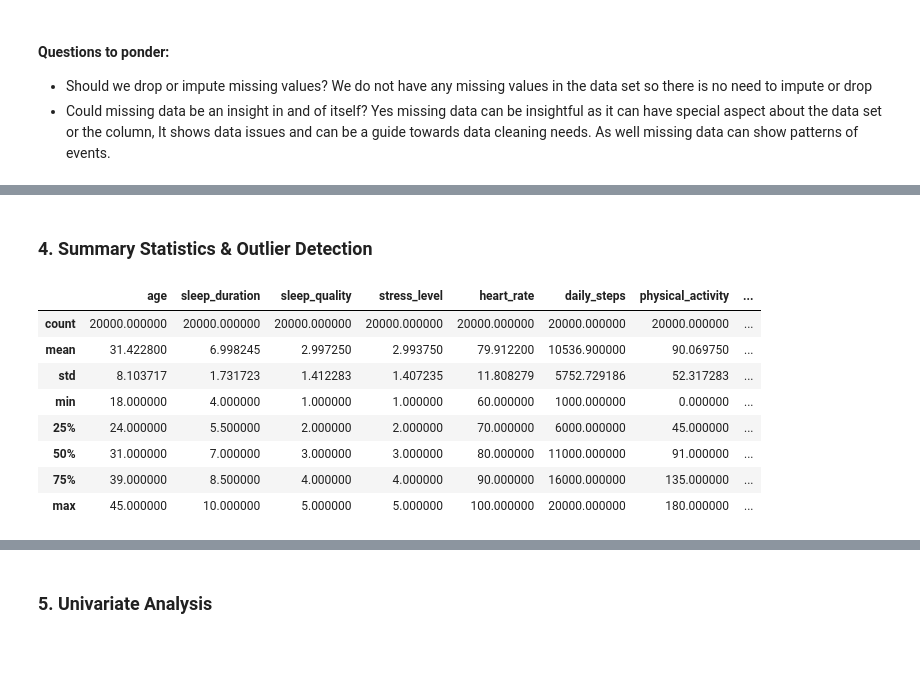
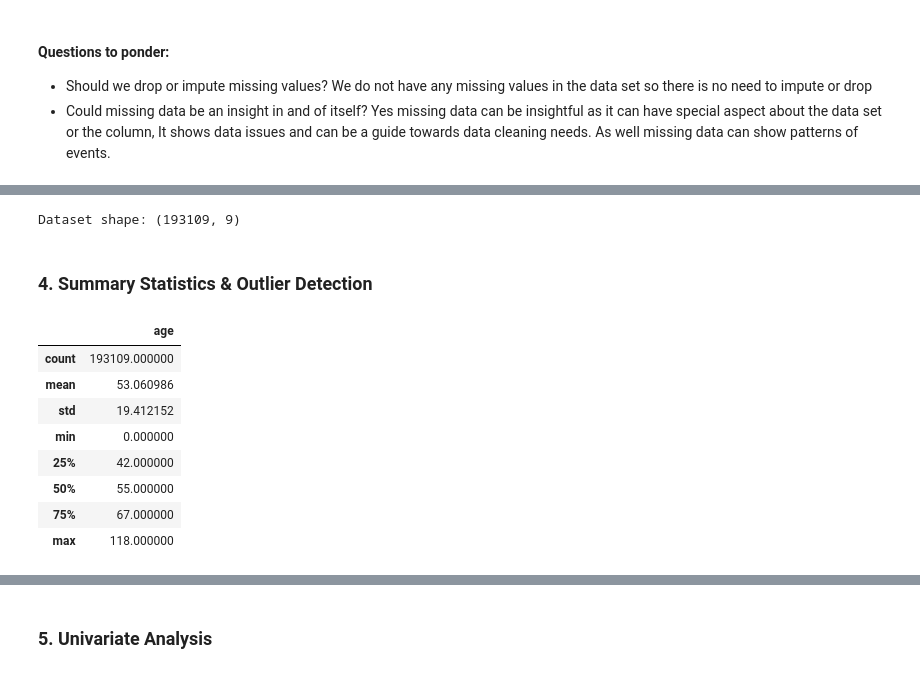
Before and after one commit to pratyush-kundu-99/data_alchemy_assignments, a Jupyter notebook: Assignment_week3.ipynb, the cells around one changed output, grey strips where cells are left out. Drawn from its saved outputs; the diff is of its cells as text; code cells hidden in the pictures.

```diff
--- a/Assignment_week3.ipynb
+++ b/Assignment_week3.ipynb
@@ -55,0 +154,18 @@ There are no missing values in the dataset.
+# %%
+# Function to map Yes/No
+def map_yes_no(value):
+    if value == 1:
+        return "Yes"
+    elif value == 2:
+        return "No"
+    else:
+        return "Unknown"  # Applying for the other values
+
+# List of my columns that need the change
+columns_to_map = ['pneumonia', 'diabetes', 'copd', 'asthma',
+                  'hypertension','cardiovascular']
+
+# Application of the function to change the entries in the variables from1,2 to Yes/No
+for column in columns_to_map:
+    if column in covid_data.columns:
+        covid_data[column] = covid_data[column].apply(map_yes_no)
@@ -153,0 +276,10 @@ Yes missing data can be insightful as it can have special aspect about the data
+# %%
+columns_to_check = ['copd', 'diabetes', 'hypertension', 'pneumonia', 'asthma', 'cardiovascular', 'status']
+total_entries = covid_data.shape[0]
+
+# Calculate counts and ratios for 'Unknown' values in the specified columns
+for column in columns_to_check:
+    count_unknown = (covid_data[column] == 'Unknown').sum()
+    ratio_unknown = count_unknown / total_entries
+    print(f"Count of Unknown in {column}: {count_unknown}")
+    print(f"Ratio of Unknown in {column}: {ratio_unknown:.4f}")
@@ -153,0 +301,3 @@ Yes missing data can be insightful as it can have special aspect about the data
+# %%
+# Removing the unknown values
+covid_data = covid_data[~covid_data[columns_to_check].isin(['Unknown']).any(axis=1)]
@@ -153,0 +343,3 @@ Yes missing data can be insightful as it can have special aspect about the data
+# %%
+# Removing the 97,98,99 that signify the missing values and unkwonn values.
+covid_data = covid_data[~covid_data['age'].isin([97, 98, 99])]
@@ -154,15 +369,20 @@ Yes missing data can be insightful as it can have special aspect about the data
+# %%
+# The shape of the test data set
+print(f"Dataset shape: {covid_data.shape}")
+# %% [output]
+Dataset shape: (193109, 9)
 # %% [markdown]
 ### 4. Summary Statistics & Outlier Detection
 # %%
 #Summary statistics
-dry_eye_disease.describe()
+covid_data.describe()
 # %% [output]
-|  | age | sleep_duration | sleep_quality | stress_level | heart_rate | daily_steps | physical_activity | ... |
-| count | 20000.000000 | 20000.000000 | 20000.000000 | 20000.000000 | 20000.000000 | 20000.000000 | 20000.000000 | ... |
-| mean | 31.422800 | 6.998245 | 2.997250 | 2.993750 | 79.912200 | 10536.900000 | 90.069750 | ... |
-| std | 8.103717 | 1.731723 | 1.412283 | 1.407235 | 11.808279 | 5752.729186 | 52.317283 | ... |
-| min | 18.000000 | 4.000000 | 1.000000 | 1.000000 | 60.000000 | 1000.000000 | 0.000000 | ... |
-| 25% | 24.000000 | 5.500000 | 2.000000 | 2.000000 | 70.000000 | 6000.000000 | 45.000000 | ... |
-| 50% | 31.000000 | 7.000000 | 3.000000 | 3.000000 | 80.000000 | 11000.000000 | 91.000000 | ... |
-| 75% | 39.000000 | 8.500000 | 4.000000 | 4.000000 | 90.000000 | 16000.000000 | 135.000000 | ... |
-| max | 45.000000 | 10.000000 | 5.000000 | 5.000000 | 100.000000 | 20000.000000 | 180.000000 | ... |
+|  | age |
+| count | 193109.000000 |
+| mean | 53.060986 |
+| std | 19.412152 |
+| min | 0.000000 |
+| 25% | 42.000000 |
+| 50% | 55.000000 |
+| 75% | 67.000000 |
+| max | 118.000000 |
```
Also changed, not shown: parts of 59 cells of this notebook, 7 other files.
